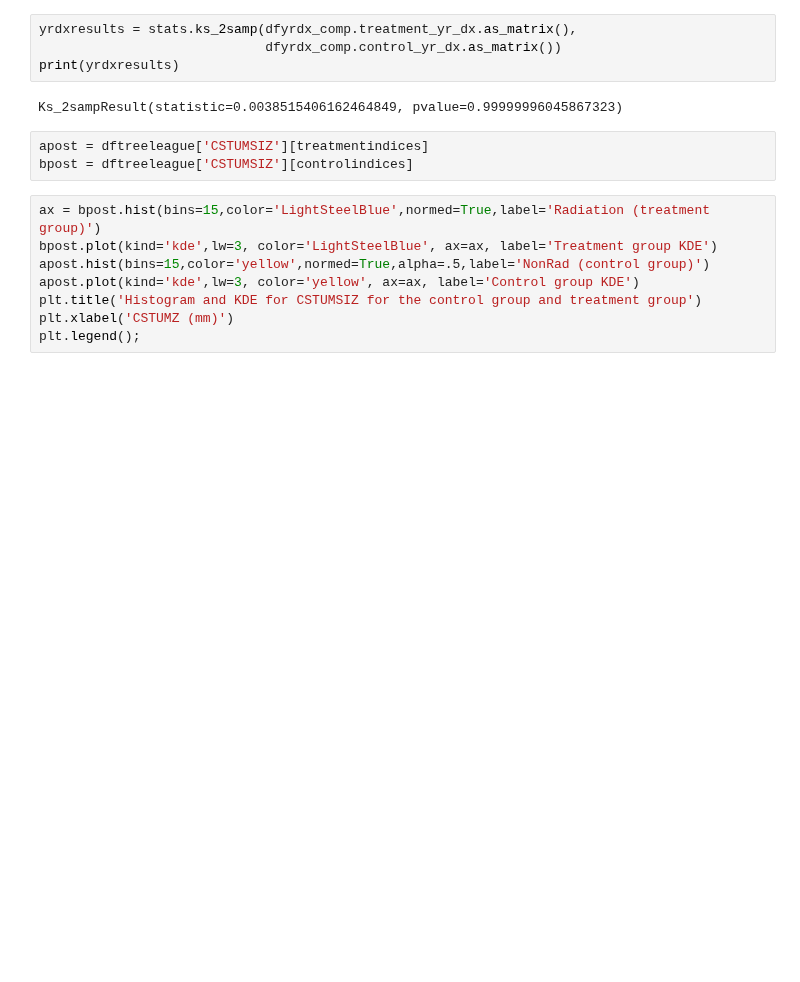
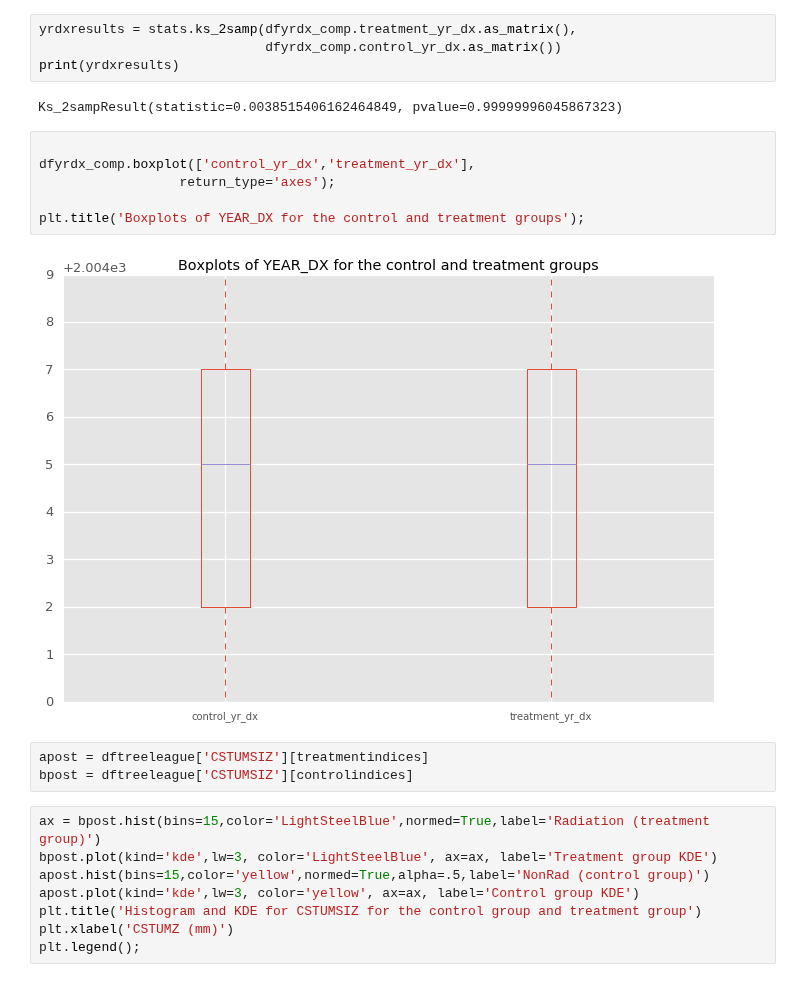
Before and after one commit to doolingdavid/SEERMATCH2, a Jupyter notebook: breast_example.ipynb, the cells around one changed output. Drawn from its saved outputs; the diff is of its cells as text; blank space fills up the shorter version.

```diff
--- a/breast_example.ipynb
+++ b/breast_example.ipynb
@@ -740,6 +747,14 @@ yrdxresults = stats.ks_2samp(dfyrdx_comp.treatment_yr_dx.as_matrix(),
 print(yrdxresults)
 # %% [output]
 Ks_2sampResult(statistic=0.0038515406162464849, pvalue=0.99999996045867323)
+# %%
+
+dfyrdx_comp.boxplot(['control_yr_dx','treatment_yr_dx'],
+                  return_type='axes');
+
+plt.title('Boxplots of YEAR_DX for the control and treatment groups');
+# %% [output]
+[figure, added]
 # %%
 apost = dftreeleague['CSTUMSIZ'][treatmentindices]
 bpost = dftreeleague['CSTUMSIZ'][controlindices]
```
Also changed, not shown: parts of 5 cells of this notebook.
